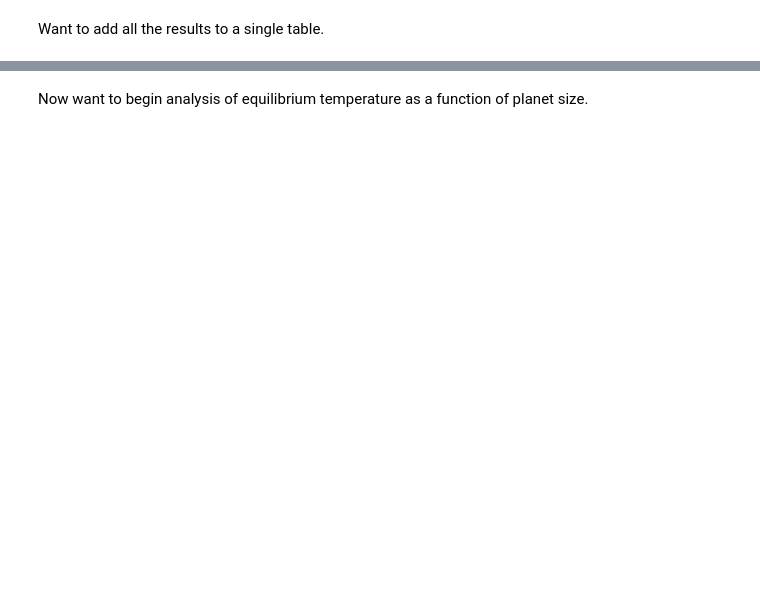
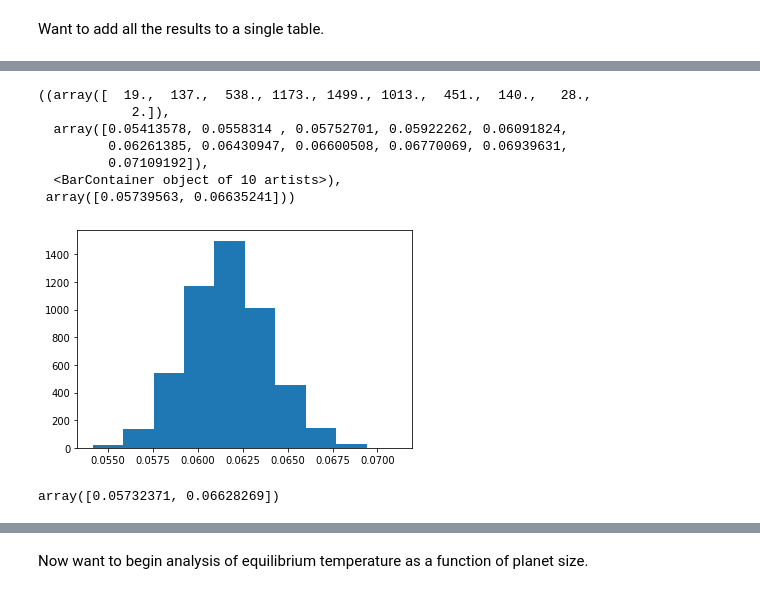
Before and after one commit to jbravo87/blog-projects, a Jupyter notebook: exoplanet_data_notebook.ipynb, the cells around one changed output, grey strips where cells are left out. Saved outputs shown, nothing was run; the diff lists cells and outputs as text; code cells hidden in the pictures; blank space fills up the shorter version.

Commit message:
Finished the confidence intervals using bootstrap for performance metrics.

```diff
--- a/exoplanet_data_notebook.ipynb
+++ b/exoplanet_data_notebook.ipynb
@@ -672,0 +637,49 @@ KeyboardInterrupt:
+# %%
+def bootstrap_95ci_mae(data): # <- Mean Absolute Error
+    # Load and transform data
+    #values = data.values
+    #values = data.ravel()
+    values = data
+    # Set up bootstrap
+    bootstrap_iter = 5000
+    #sample_size = int(len(data) * 0.50)
+    sample_size = len(data)
+    #sample_size = bootstrap_iter
+    # Confidence Interval
+    confidence = 0.95
+    alpha_level = 0.95 * 100
+    lower = ((1.0 - confidence)/2.0) * 100 # Should be 2.5 as the lower bound.
+    upper = alpha_level + (((1.0 - confidence)/2.0) * 100) # Should be 97.5 as the upper bound
+    # Run bootstrap
+    mae_metrics = []
+    #stats = list()
+    for index in range(bootstrap_iter):
+        #sample = resample(values, n_samples = sample_size)
+        sample = resample(values, n_samples = sample_size)
+        #test = np.array([x for x in values if x.tolist() not in train.tolist()])
+        #r2 = r2_score(test_data, predictions)
+        #r2 = r2_score(test_data, sample)
+        #bootstrap_knn =  KNeighborsRegressor(n_neighbors = 64)
+        #bootstrap_knn.fit(train[:, :-1], train[:, -1])
+        #predictions = bootstrap_knn.predict(test[:, :-1])
+        #score = mean_absolute_error(test[:, -1], predictions)
+        score = mean_absolute_error(data, sample)
+        mae_metrics.append(score)
+        #r2_metrics.append(r2)
+        #stats.append(score)
+    confidence_interval = np.percentile(mae_metrics, [lower, upper])
+    #plt.hist(stats)
+    #plt.hist(mae_metrics)
+    #plt.show()
+    return plt.hist(mae_metrics), confidence_interval
+# %%
+bootstrap_95ci_mae(y_knn_test_pred_1)
+# %% [output]
+((array([  19.,  137.,  538., 1173., 1499., 1013.,  451.,  140.,   28.,
+            2.]),
+  array([0.05413578, 0.0558314 , 0.05752701, 0.05922262, 0.06091824,
+         0.06261385, 0.06430947, 0.06600508, 0.06770069, 0.06939631,
+         0.07109192]),
+  <BarContainer object of 10 artists>),
+ array([0.05739563, 0.06635241]))
+[figure, added]
@@ -672,0 +706,4 @@ KeyboardInterrupt:
+# %%
+b1
+# %% [output]
+array([0.05732371, 0.06628269])
```
Also changed, not shown: parts of 70 cells of this notebook.
